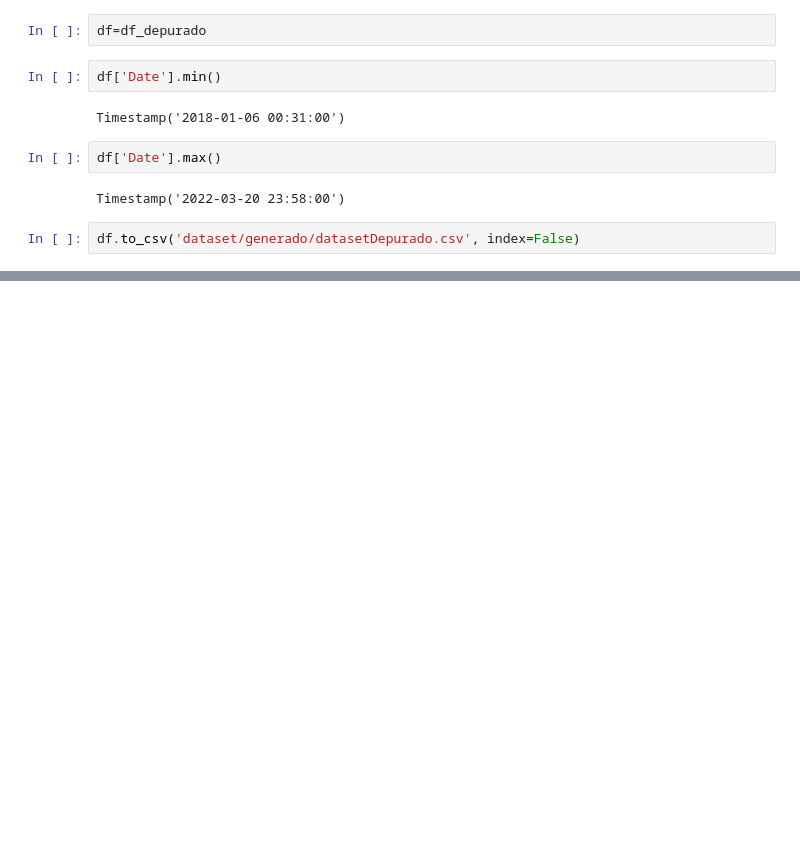
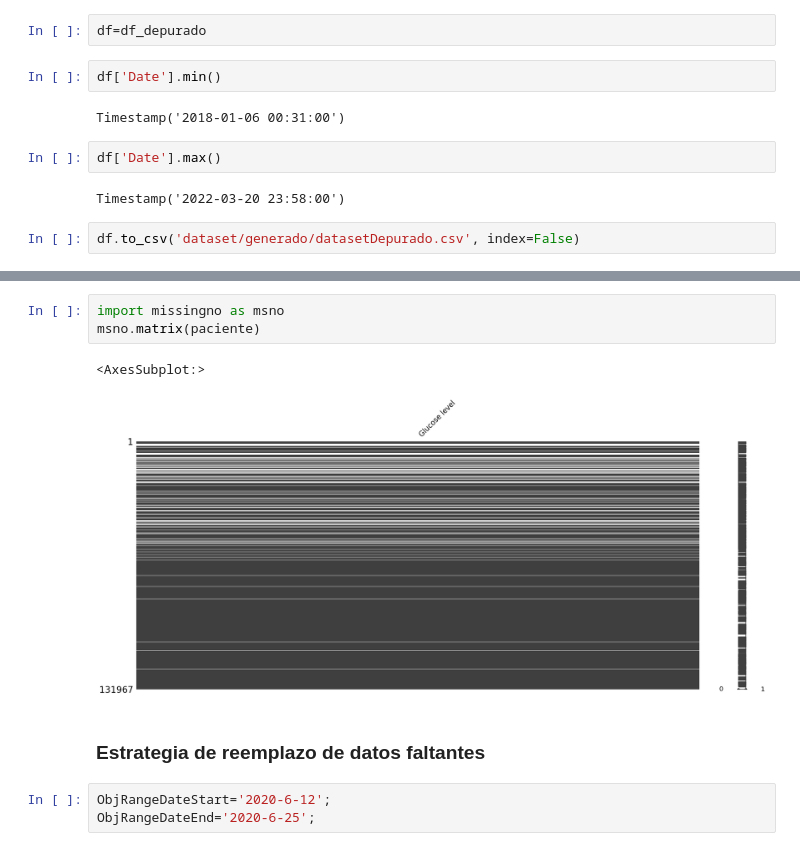
Before and after one commit to wmhr28/tfm-forecasting-glucose, a Jupyter notebook: 1.- Pre-procesamiento de los datos.ipynb, the cells around one changed output, grey strips where cells are left out. Cells and saved outputs as stored; diff of their text form; blank space fills up the shorter version.

```diff
--- a/1.- Pre-procesamiento de los datos.ipynb
+++ b/1.- Pre-procesamiento de los datos.ipynb
@@ -133,0 +216,11 @@ df.to_csv('dataset/generado/datasetDepurado.csv', index=False)
+# %%
+import missingno as msno
+msno.matrix(paciente)
+# %% [output]
+<AxesSubplot:>
+[figure, added]
+# %% [markdown]
+### Estrategia de reemplazo de datos faltantes
+# %%
+ObjRangeDateStart='2020-6-12';
+ObjRangeDateEnd='2020-6-25';
```
Also changed, not shown: parts of 56 cells of this notebook, 5 other files.
